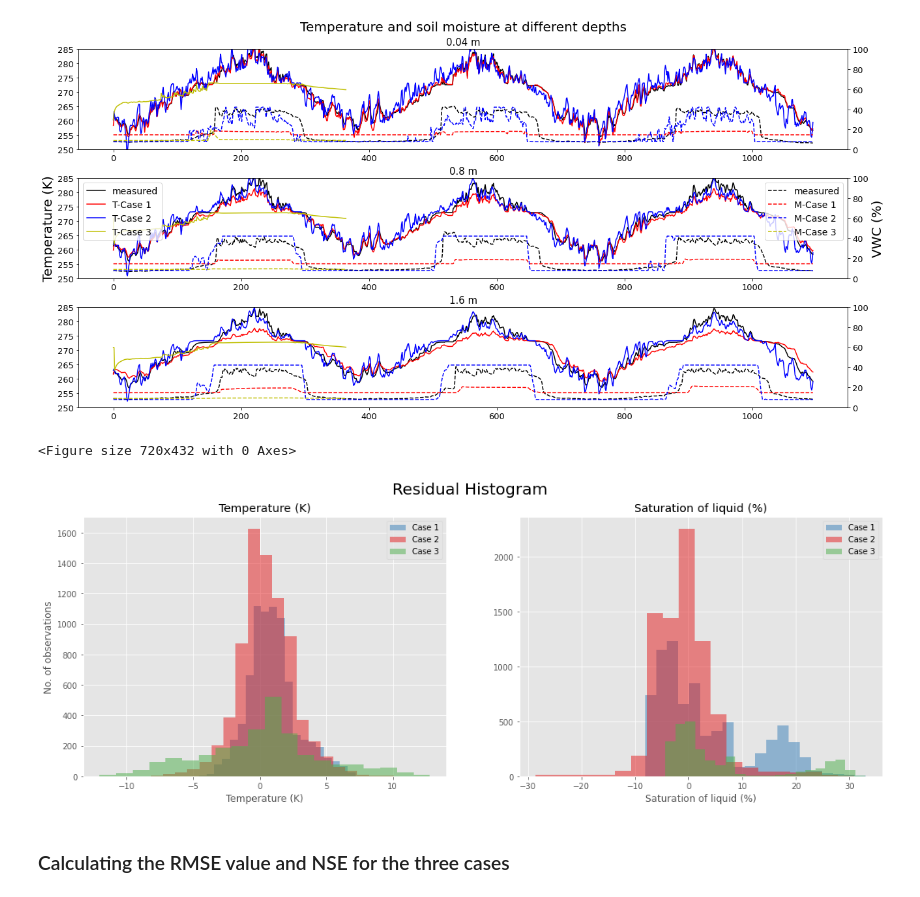
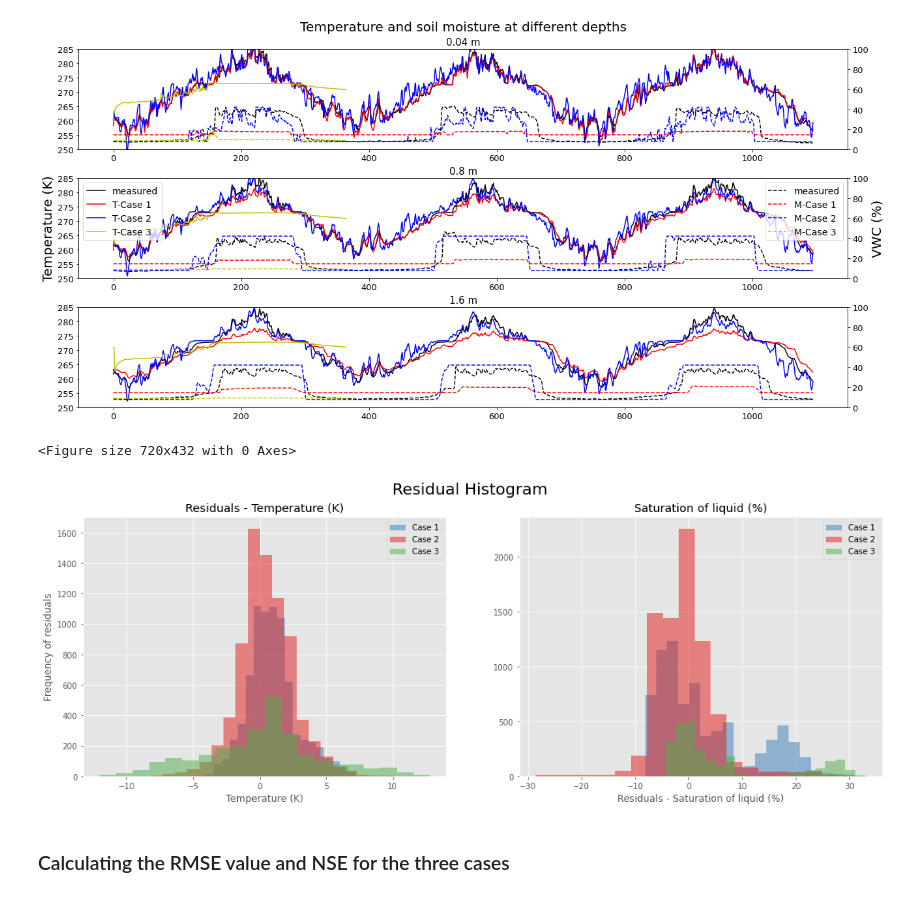
Before and after one commit to radhakrishnabl96/datamshapratirupa, a Jupyter notebook: 5_calib/Output_comp_analysis.ipynb, the cells around one changed output. Saved outputs shown, nothing was run; the diff lists cells and outputs as text; code cells hidden in the pictures.

Commit message:
Final plot changes and GIS file changes

```diff
--- a/5_calib/Output_comp_analysis.ipynb
+++ b/5_calib/Output_comp_analysis.ipynb
@@ -1268,28 +1268,28 @@ mois_res_3 = res_3.iloc[np.int(len(res_3)/2):,4]
 # %%
 plt.style.use('ggplot')
 plt.figure(figsize=(10,6))
 
 fig, (ax1, ax2) = plt.subplots(1, 2)
 fig.suptitle('Residual Histogram', fontsize=20)
 fig.set_size_inches(18, 6)
 ax1.hist(temp_res_1, bins=20, color='#377eb8',alpha=0.5,label='Case 1')
 ax2.hist(mois_res_1, bins=20, color='#377eb8',alpha=0.5,label='Case 1')
 ax1.hist(temp_res_2, bins=20, color='#e41a1c',alpha=0.5,label='Case 2')
 ax2.hist(mois_res_2, bins=20, color='#e41a1c',alpha=0.5,label='Case 2')
 ax1.hist(temp_res_3, bins=20, color='#4daf4a',alpha=0.5,label='Case 3')
 ax2.hist(mois_res_3, bins=20, color='#4daf4a',alpha=0.5,label='Case 3')
-ax1.set_ylabel('No. of observations')
+ax1.set_ylabel('Frequency of residuals')
 #ax1.set_title(f'Temp: Std.dev = {np.round(temp_res_1.std(),3)} K, Mean = {np.round(temp_res_1.mean(),3)} K')
-ax1.set_title(f'Temperature (K)')
+ax1.set_title(f'Residuals - Temperature (K)')
 ax2.set_title(f'Saturation of liquid (%)')
 ax1.set_xlabel('Temperature (K)')
-ax2.set_xlabel('Saturation of liquid (%)')
+ax2.set_xlabel('Residuals - Saturation of liquid (%)')
 ax1.legend()
 ax2.legend()
 plt.show()
 # %% [output]
 <Figure size 720x432 with 0 Axes>
-[figure, old version]
+[figure, new version]
 # %% [markdown]
 ### Calculating the RMSE value and NSE for the three cases
 # %% [markdown]
```
Also changed, not shown: 18 other files.
